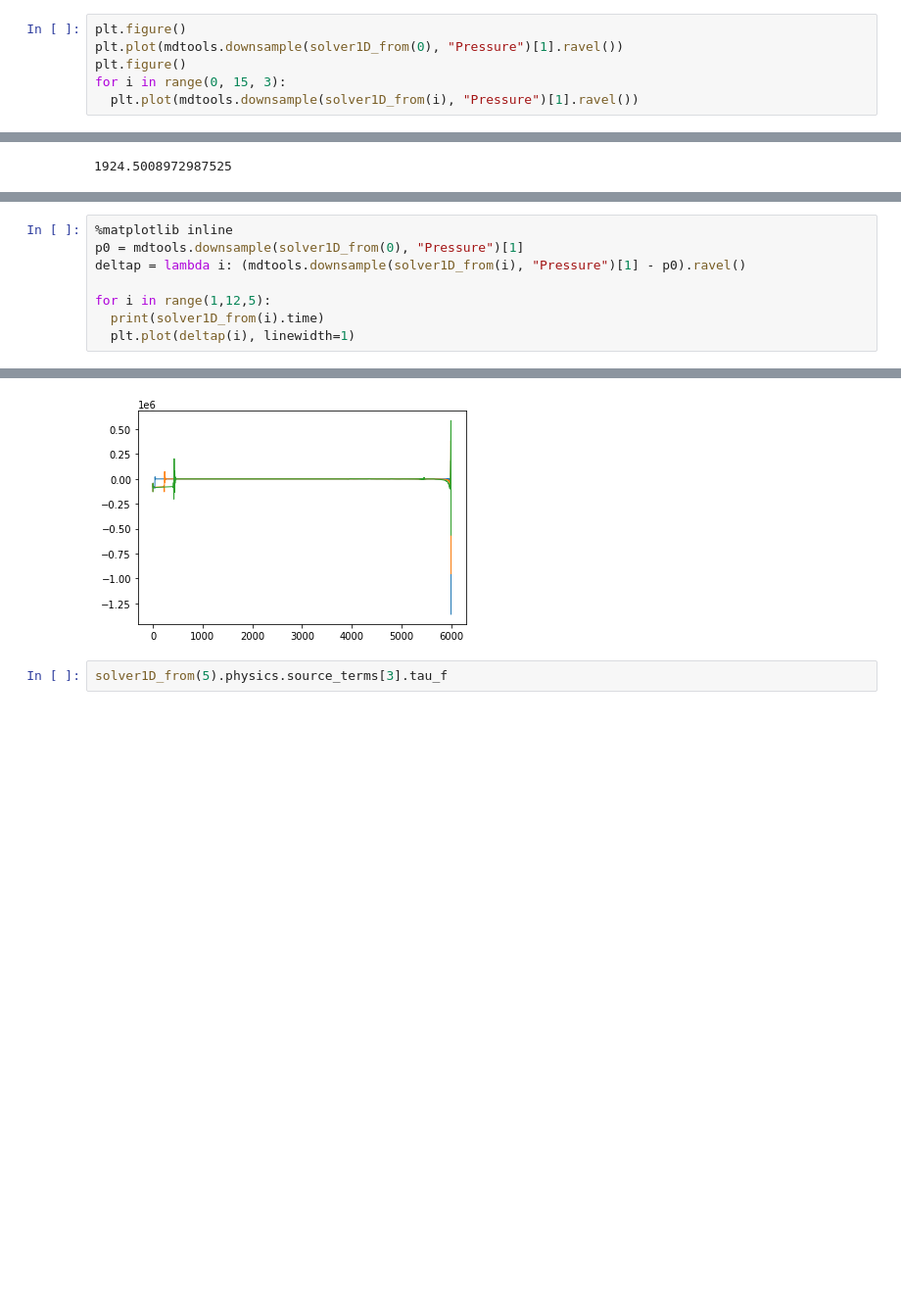
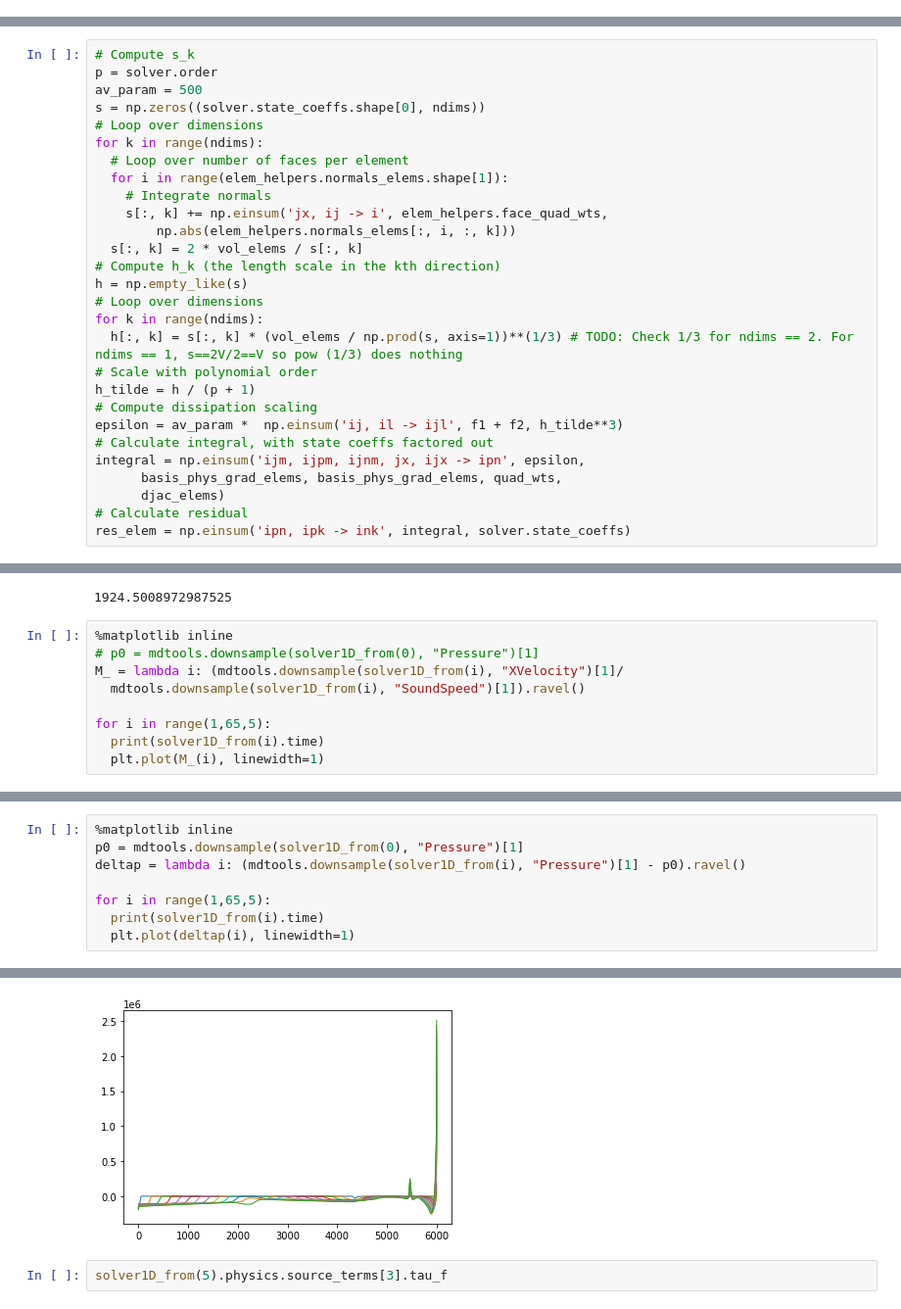
Before and after one commit to fredriclam/quail_volcano, a Jupyter notebook: scenarios/test_oscillations/inspector_oscillations.ipynb, the cells around one changed output, grey strips where cells are left out. Shown at 98% size. Saved outputs shown, nothing was run; the diff lists cells and outputs as text; blank space fills up the shorter version.

```diff
--- a/scenarios/test_oscillations/inspector_oscillations.ipynb
+++ b/scenarios/test_oscillations/inspector_oscillations.ipynb
@@ -153,6 +156,0 @@ array([1.250000130208346e+09])
-# %%
-plt.figure()
-plt.plot(mdtools.downsample(solver1D_from(0), "Pressure")[1].ravel())
-plt.figure()
-for i in range(0, 15, 3):
-  plt.plot(mdtools.downsample(solver1D_from(i), "Pressure")[1].ravel())
@@ -161,0 +259,28 @@ for i in range(0, 15, 3):
+# %%
+# Compute s_k
+p = solver.order
+av_param = 500
+s = np.zeros((solver.state_coeffs.shape[0], ndims))
+# Loop over dimensions
+for k in range(ndims):
+  # Loop over number of faces per element
+  for i in range(elem_helpers.normals_elems.shape[1]):
+    # Integrate normals
+    s[:, k] += np.einsum('jx, ij -> i', elem_helpers.face_quad_wts,
+        np.abs(elem_helpers.normals_elems[:, i, :, k]))
+  s[:, k] = 2 * vol_elems / s[:, k]
+# Compute h_k (the length scale in the kth direction)
+h = np.empty_like(s)
+# Loop over dimensions
+for k in range(ndims):
+  h[:, k] = s[:, k] * (vol_elems / np.prod(s, axis=1))**(1/3) # TODO: Check 1/3 for ndims == 2. For ndims == 1, s==2V/2==V so pow (1/3) does nothing
+# Scale with polynomial order
+h_tilde = h / (p + 1)
+# Compute dissipation scaling
+epsilon = av_param *  np.einsum('ij, il -> ijl', f1 + f2, h_tilde**3)
+# Calculate integral, with state coeffs factored out
+integral = np.einsum('ijm, ijpm, ijnm, jx, ijx -> ipn', epsilon,
+      basis_phys_grad_elems, basis_phys_grad_elems, quad_wts,
+      djac_elems)
+# Calculate residual
+res_elem = np.einsum('ipn, ipk -> ink', integral, solver.state_coeffs)
@@ -165,3 +312,12 @@ x, _ = mdtools.downsample(solver1D_from(i), "XVelocity")
 np.sqrt(f.mixture.magma.K / f.mixture.magma.rho0)
 # %% [output]
 1924.5008972987525
+# %%
+%matplotlib inline
+# p0 = mdtools.downsample(solver1D_from(0), "Pressure")[1]
+M_ = lambda i: (mdtools.downsample(solver1D_from(i), "XVelocity")[1]/
+  mdtools.downsample(solver1D_from(i), "SoundSpeed")[1]).ravel()
+
+for i in range(1,65,5):
+  print(solver1D_from(i).time)
+  plt.plot(M_(i), linewidth=1)
@@ -170,7 +341,7 @@ np.sqrt(f.mixture.magma.K / f.mixture.magma.rho0)
 p0 = mdtools.downsample(solver1D_from(0), "Pressure")[1]
 deltap = lambda i: (mdtools.downsample(solver1D_from(i), "Pressure")[1] - p0).ravel()
 
-for i in range(1,12,5):
+for i in range(1,65,5):
   print(solver1D_from(i).time)
   plt.plot(deltap(i), linewidth=1)
 # %% [output]
@@ -180,4 +361,4 @@ for i in range(1,12,5):
-[figure, old version]
+[figure, new version]
 # %%
 solver1D_from(5).physics.source_terms[3].tau_f
 # %% [output]
```
Also changed, not shown: parts of 14 cells of this notebook, 6 other files.
